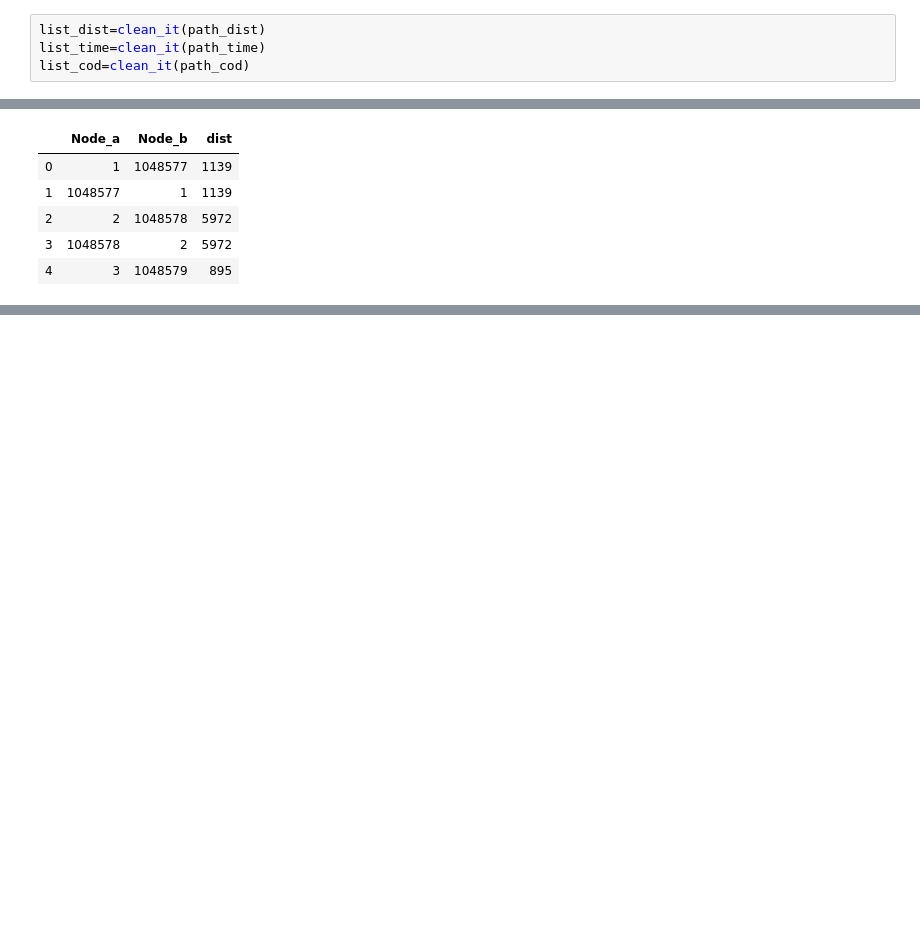
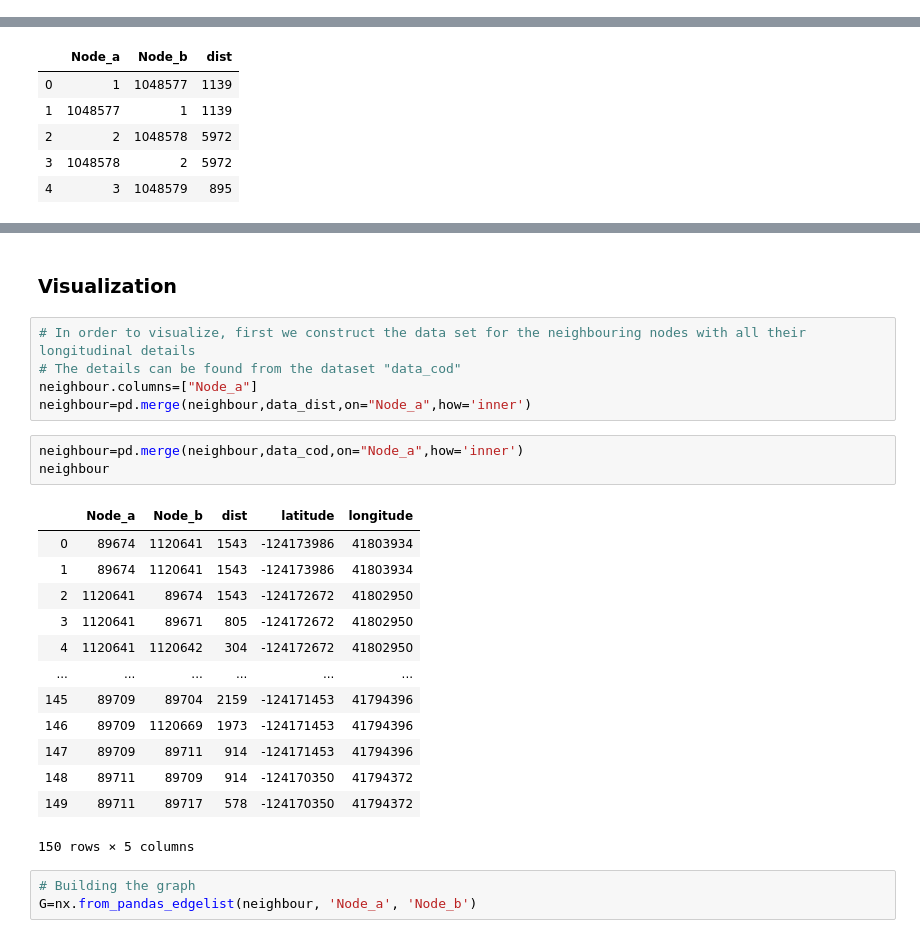
Before and after one commit to Debodeep94/ADM_HW_5, a Jupyter notebook: ADM_HW5_Functionality_1.ipynb, the cells around one changed output, grey strips where cells are left out. Cells and saved outputs as stored; diff of their text form; blank space fills up the shorter version.

```diff
--- a/ADM_HW5_Functionality_1.ipynb
+++ b/ADM_HW5_Functionality_1.ipynb
@@ -20,10 +24,6 @@ def clean_it(path):
 path_dist="C:\\Users\Debodeep\Documents\Sapienza Learning Materials\ADM\ADMHw5"+"\\USA-road-d.CAL.gr"
 path_time="C:\\Users\Debodeep\Documents\Sapienza Learning Materials\ADM\ADMHw5"+"\\USA-road-t.CAL.gr"
 path_cod= "C:\\Users\Debodeep\Documents\Sapienza Learning Materials\ADM\ADMHw5"+"\\USA-road-d.CAL.co"
-# %%
-list_dist=clean_it(path_dist)
-list_time=clean_it(path_time)
-list_cod=clean_it(path_cod)
 # %%
 data_dist=pd.DataFrame(list_dist)
 data_dist.columns=["Node_a","Node_b","dist"]
@@ -108,0 +130,27 @@ See the caveats in the documentation: http://pandas.pydata.org/pandas-docs/stabl
+# %% [markdown]
+###  Visualization
+# %%
+# In order to visualize, first we construct the data set for the neighbouring nodes with all their longitudinal details
+# The details can be found from the dataset "data_cod"
+neighbour.columns=["Node_a"]
+neighbour=pd.merge(neighbour,data_dist,on="Node_a",how='inner')
+# %%
+neighbour=pd.merge(neighbour,data_cod,on="Node_a",how='inner')
+neighbour
+# %% [output]
+|  | Node_a | Node_b | dist | latitude | longitude |
+| 0 | 89674 | 1120641 | 1543 | -124173986 | 41803934 |
+| 1 | 89674 | 1120641 | 1543 | -124173986 | 41803934 |
+| 2 | 1120641 | 89674 | 1543 | -124172672 | 41802950 |
+| 3 | 1120641 | 89671 | 805 | -124172672 | 41802950 |
+| 4 | 1120641 | 1120642 | 304 | -124172672 | 41802950 |
+| ... | ... | ... | ... | ... | ... |
+| 145 | 89709 | 89704 | 2159 | -124171453 | 41794396 |
+| 146 | 89709 | 1120669 | 1973 | -124171453 | 41794396 |
+| 147 | 89709 | 89711 | 914 | -124171453 | 41794396 |
+| 148 | 89711 | 89709 | 914 | -124170350 | 41794372 |
+| 149 | 89711 | 89717 | 578 | -124170350 | 41794372 |
+150 rows × 5 columns
+# %%
+# Building the graph
+G=nx.from_pandas_edgelist(neighbour, 'Node_a', 'Node_b')
```
Also changed, not shown: parts of 11 cells of this notebook.
